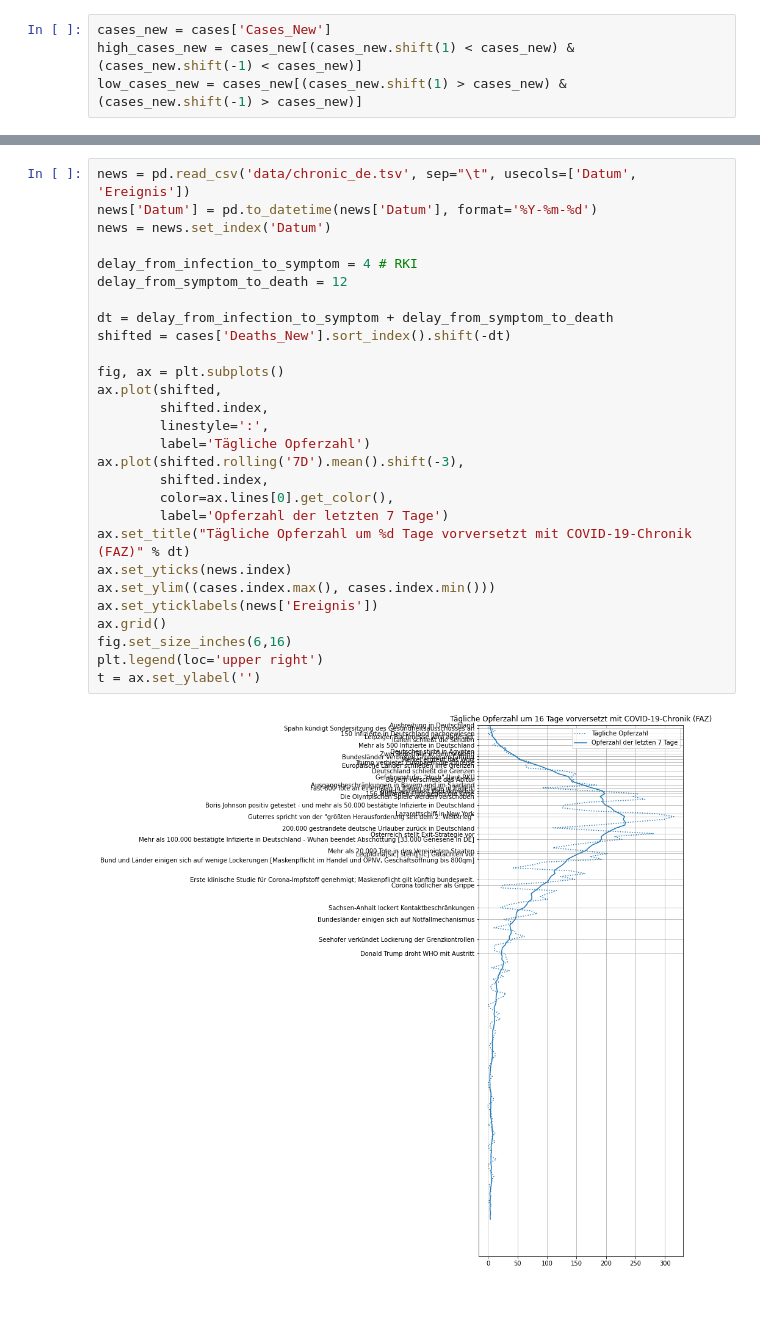
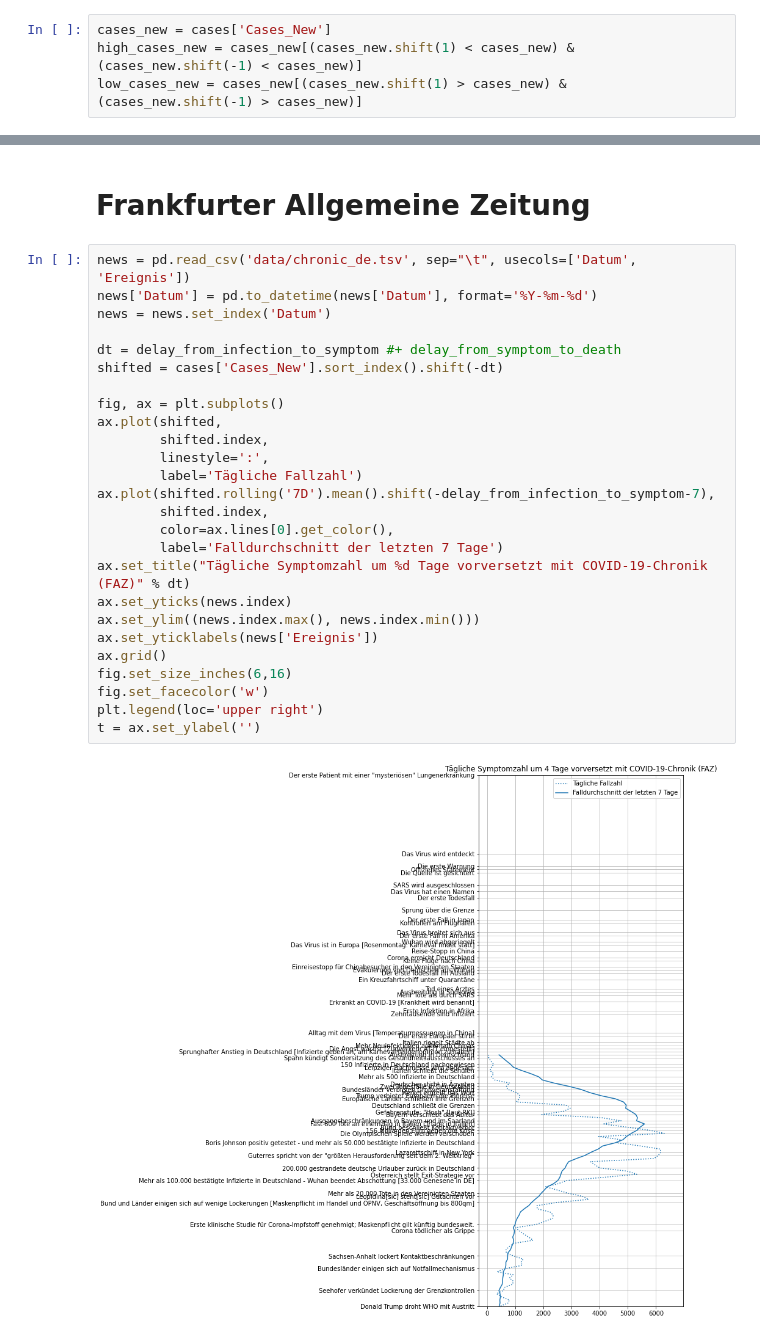
Before and after one commit to pschwede/covid19plots, a Jupyter notebook: topst_headlines.ipynb, the cells around one changed output, grey strips where cells are left out. Drawn from its saved outputs; the diff is of its cells as text; blank space fills up the shorter version.

```diff
--- a/topst_headlines.ipynb
+++ b/topst_headlines.ipynb
@@ -64,30 +64,30 @@ display(headlines \
+# %% [markdown]
+# Frankfurter Allgemeine Zeitung
 # %%
 news = pd.read_csv('data/chronic_de.tsv', sep="\t", usecols=['Datum', 'Ereignis'])
 news['Datum'] = pd.to_datetime(news['Datum'], format='%Y-%m-%d')
 news = news.set_index('Datum')
 
-delay_from_infection_to_symptom = 4 # RKI
-delay_from_symptom_to_death = 12
-
-dt = delay_from_infection_to_symptom + delay_from_symptom_to_death
-shifted = cases['Deaths_New'].sort_index().shift(-dt)
+dt = delay_from_infection_to_symptom #+ delay_from_symptom_to_death
+shifted = cases['Cases_New'].sort_index().shift(-dt)
 
 fig, ax = plt.subplots()
 ax.plot(shifted,
         shifted.index,
         linestyle=':',
-        label='Tägliche Opferzahl')
-ax.plot(shifted.rolling('7D').mean().shift(-3),
+        label='Tägliche Fallzahl')
+ax.plot(shifted.rolling('7D').mean().shift(-delay_from_infection_to_symptom-7),
         shifted.index,
         color=ax.lines[0].get_color(),
-        label='Opferzahl der letzten 7 Tage')
-ax.set_title("Tägliche Opferzahl um %d Tage vorversetzt mit COVID-19-Chronik (FAZ)" % dt)
+        label='Falldurchschnitt der letzten 7 Tage')
+ax.set_title("Tägliche Symptomzahl um %d Tage vorversetzt mit COVID-19-Chronik (FAZ)" % dt)
 ax.set_yticks(news.index)
-ax.set_ylim((cases.index.max(), cases.index.min()))
+ax.set_ylim((news.index.max(), news.index.min()))
 ax.set_yticklabels(news['Ereignis'])
 ax.grid()
 fig.set_size_inches(6,16)
+fig.set_facecolor('w')
 plt.legend(loc='upper right')
 t = ax.set_ylabel('')
 # %% [output]
-[figure, old version]
+[figure, new version]
```
Also changed, not shown: parts of 4 cells of this notebook, 8 other files.
